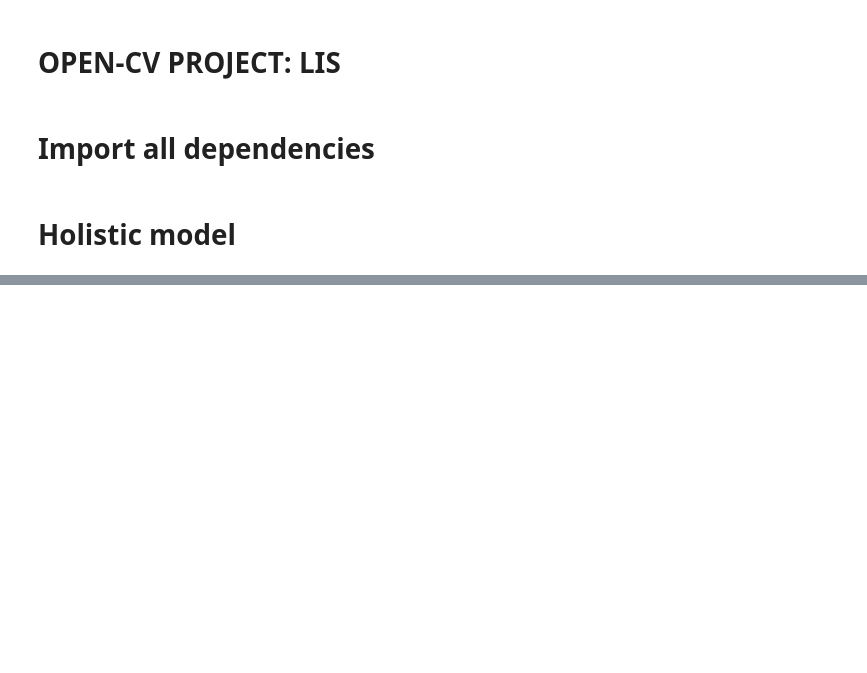
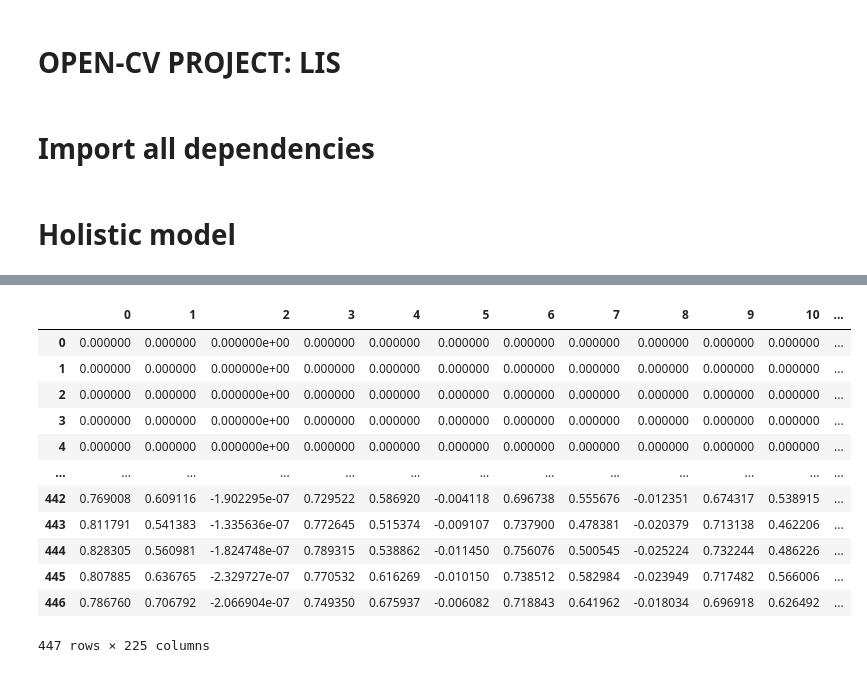
Before and after one commit to giova86/Python-LIS, a Jupyter notebook: Untitled.ipynb, the cells around one changed output, grey strips where cells are left out. Cells and saved outputs as stored; diff of their text form; code cells hidden in the pictures; blank space fills up the shorter version.

```diff
--- a/Untitled.ipynb
+++ b/Untitled.ipynb
@@ -44,0 +152,16 @@ with mp_holistic.Holistic(min_detection_confidence=0.5,
+# %%
+pd.DataFrame(np.array(df))
+# %% [output]
+|  | 0 | 1 | 2 | 3 | 4 | 5 | 6 | 7 | 8 | 9 | 10 | ... |
+| 0 | 0.000000 | 0.000000 | 0.000000e+00 | 0.000000 | 0.000000 | 0.000000 | 0.000000 | 0.000000 | 0.000000 | 0.000000 | 0.000000 | ... |
+| 1 | 0.000000 | 0.000000 | 0.000000e+00 | 0.000000 | 0.000000 | 0.000000 | 0.000000 | 0.000000 | 0.000000 | 0.000000 | 0.000000 | ... |
+| 2 | 0.000000 | 0.000000 | 0.000000e+00 | 0.000000 | 0.000000 | 0.000000 | 0.000000 | 0.000000 | 0.000000 | 0.000000 | 0.000000 | ... |
+| 3 | 0.000000 | 0.000000 | 0.000000e+00 | 0.000000 | 0.000000 | 0.000000 | 0.000000 | 0.000000 | 0.000000 | 0.000000 | 0.000000 | ... |
+| 4 | 0.000000 | 0.000000 | 0.000000e+00 | 0.000000 | 0.000000 | 0.000000 | 0.000000 | 0.000000 | 0.000000 | 0.000000 | 0.000000 | ... |
+| ... | ... | ... | ... | ... | ... | ... | ... | ... | ... | ... | ... | ... |
+| 442 | 0.769008 | 0.609116 | -1.902295e-07 | 0.729522 | 0.586920 | -0.004118 | 0.696738 | 0.555676 | -0.012351 | 0.674317 | 0.538915 | ... |
+| 443 | 0.811791 | 0.541383 | -1.335636e-07 | 0.772645 | 0.515374 | -0.009107 | 0.737900 | 0.478381 | -0.020379 | 0.713138 | 0.462206 | ... |
+| 444 | 0.828305 | 0.560981 | -1.824748e-07 | 0.789315 | 0.538862 | -0.011450 | 0.756076 | 0.500545 | -0.025224 | 0.732244 | 0.486226 | ... |
+| 445 | 0.807885 | 0.636765 | -2.329727e-07 | 0.770532 | 0.616269 | -0.010150 | 0.738512 | 0.582984 | -0.023949 | 0.717482 | 0.566006 | ... |
+| 446 | 0.786760 | 0.706792 | -2.066904e-07 | 0.749350 | 0.675937 | -0.006082 | 0.718843 | 0.641962 | -0.018034 | 0.696918 | 0.626492 | ... |
+447 rows × 225 columns
```
Also changed, not shown: parts of 12 cells of this notebook, 1 other file.
